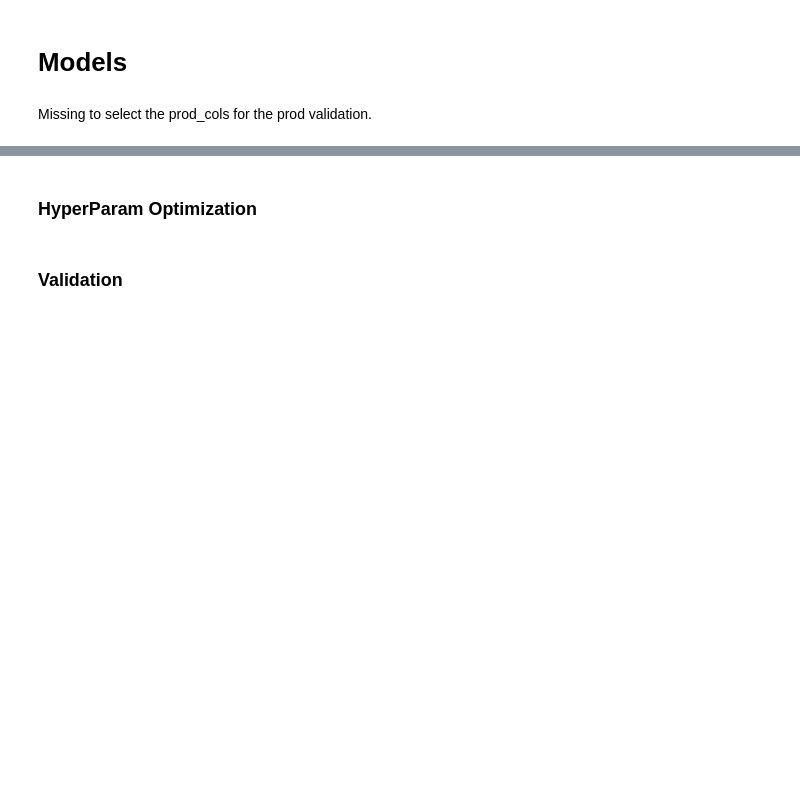
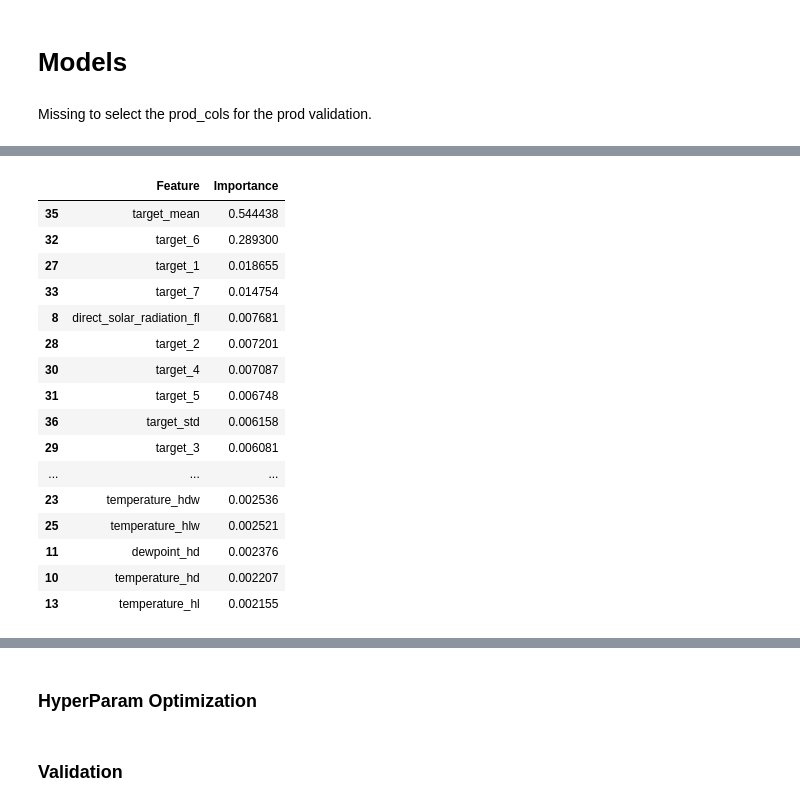
Before and after one commit to luisdi28ms/machine-learning, a Jupyter notebook: kaggle/enefit-prosumers-patterns.ipynb, the cells around one changed output, grey strips where cells are left out. Cells and saved outputs as stored; diff of their text form; code cells hidden in the pictures; blank space fills up the shorter version.

```diff
--- a/kaggle/enefit-prosumers-patterns.ipynb
+++ b/kaggle/enefit-prosumers-patterns.ipynb
@@ -479,0 +530,29 @@ scores
+# %%
+rf_con = rf_reg.fit(con_train.drop(columns=["log_target", 'is_consumption']),
+                con_train["log_target"])
+# %%
+feature_importance_df = pd.DataFrame({'Feature': con_train.drop(columns=["log_target", 'is_consumption']).columns, 'Importance': rf_con.feature_importances_})
+
+# Sort the features based on importance
+feature_importance_df = feature_importance_df.sort_values(by='Importance', ascending=False)
+
+# Plot the feature importances
+feature_importance_df.sort_values('Importance', ascending=False)
+# %% [output]
+|  | Feature | Importance |
+| 35 | target_mean | 0.544438 |
+| 32 | target_6 | 0.289300 |
+| 27 | target_1 | 0.018655 |
+| 33 | target_7 | 0.014754 |
+| 8 | direct_solar_radiation_fl | 0.007681 |
+| 28 | target_2 | 0.007201 |
+| 30 | target_4 | 0.007087 |
+| 31 | target_5 | 0.006748 |
+| 36 | target_std | 0.006158 |
+| 29 | target_3 | 0.006081 |
+| ... | ... | ... |
+| 23 | temperature_hdw | 0.002536 |
+| 25 | temperature_hlw | 0.002521 |
+| 11 | dewpoint_hd | 0.002376 |
+| 10 | temperature_hd | 0.002207 |
+| 13 | temperature_hl | 0.002155 |
```
Also changed, not shown: parts of 33 cells of this notebook.
